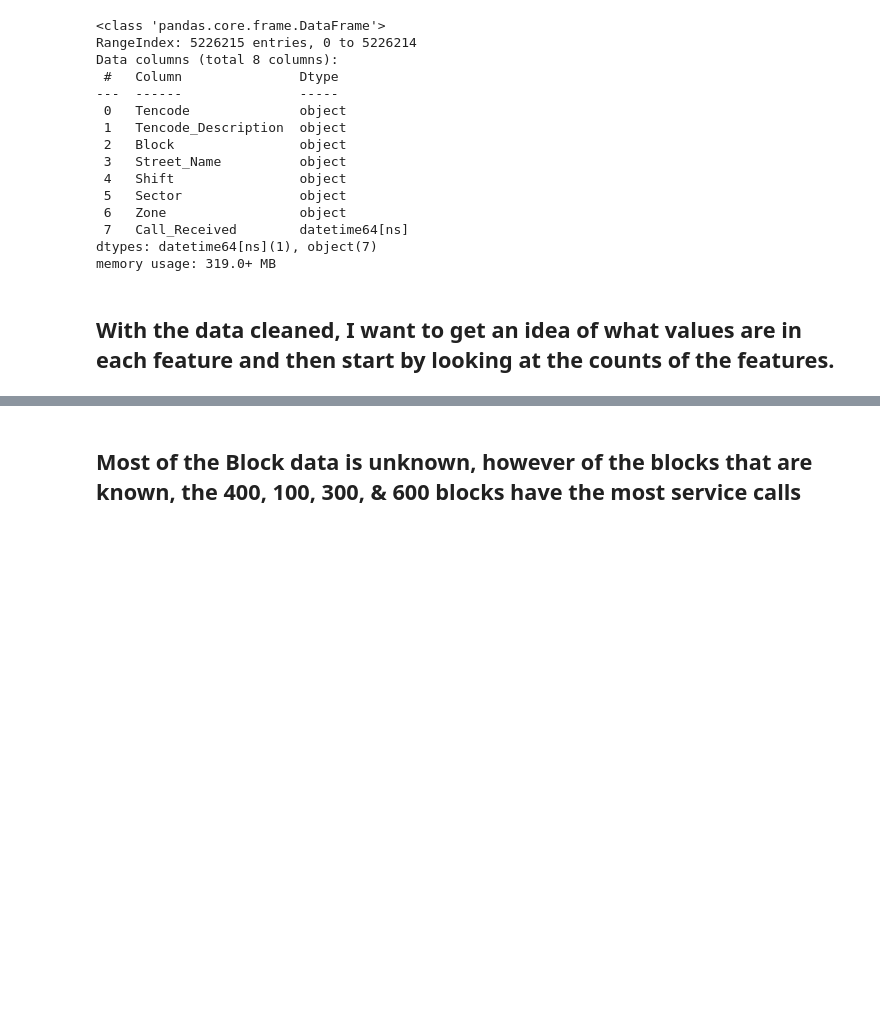
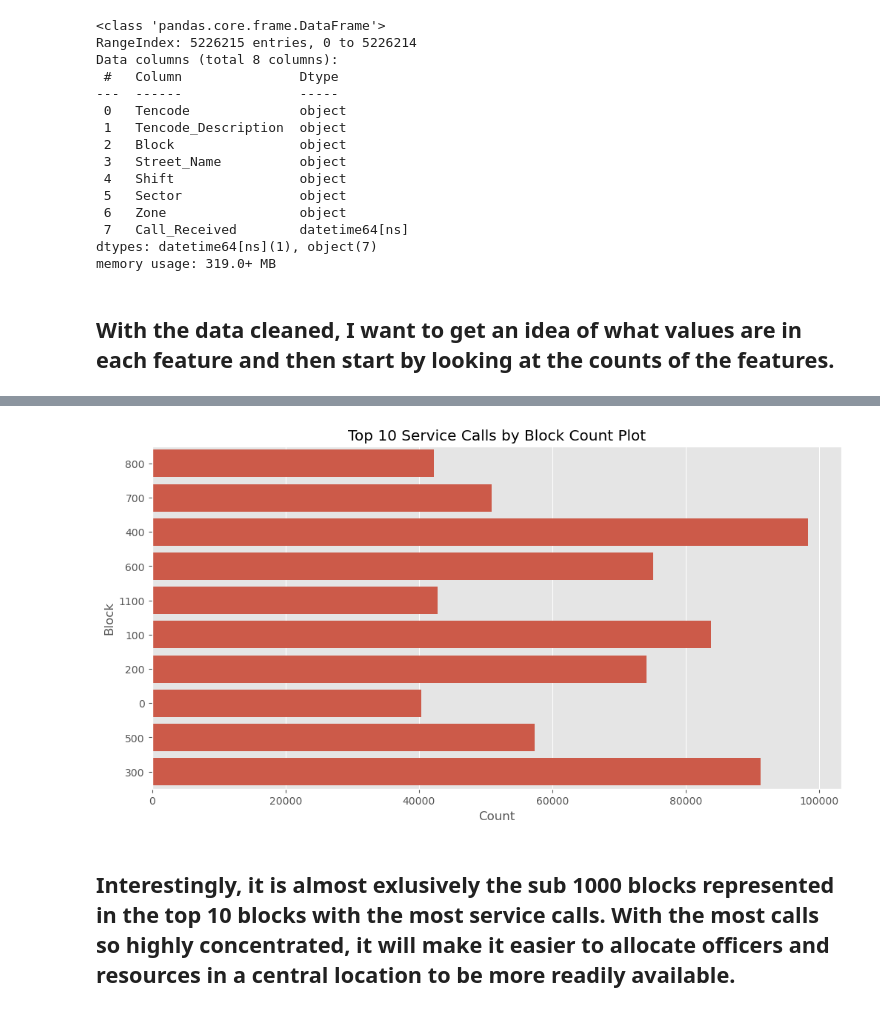
Before and after one commit to Vince-VC/Springboard, a Jupyter notebook: nashville_police_reports/notebooks/nashville_pd_calls_and_eda.ipynb, the cells around one changed output, grey strips where cells are left out. Cells and saved outputs as stored; diff of their text form; code cells hidden in the pictures; blank space fills up the shorter version.

```diff
--- a/nashville_police_reports/notebooks/nashville_pd_calls_and_eda.ipynb
+++ b/nashville_police_reports/notebooks/nashville_pd_calls_and_eda.ipynb
@@ -570,14 +643,18 @@ TC_D_count = plt.title('Tencode Description Count Plot')
 # %%
-block_counts = df['Block'].value_counts()
-top_20_blocks = block_counts.head(20).index
-blocks_top_20_df = df[df['Block'].isin(top_20_blocks)]
+not_unknown = df[df['Block'] != '999999']
 
-# Distribution of Tencode Description
+block_counts = not_unknown['Block'].value_counts()
+top_10_blocks = block_counts.head(10).index
+blocks_top_10_df = df[df['Block'].isin(top_10_blocks)]
+
 plt.figure(figsize=(12,6))
-block_count = sns.countplot(y='Block', data=blocks_top_20_df)
+block_count = sns.countplot(y='Block', data=blocks_top_10_df)
 block_count = plt.xlabel('Count')
 block_count = plt.ylabel('Block')
-block_count = plt.title('Block Count Plot')
+block_count = plt.title('Top 10 Service Calls by Block Count Plot')
+block_count = plt.ticklabel_format(style='plain', axis='x')
+# %% [output]
+[figure, added]
 # %% [markdown]
-## Most of the Block data is unknown, however of the blocks that are known, the 400, 100, 300, & 600 blocks have the most service calls
+## Interestingly, it is almost exlusively the sub 1000 blocks represented in the top 10 blocks with the most service calls. With the most calls so highly concentrated, it will make it easier to allocate officers and resources in a central location to be more readily available.
 # %%
```
Also changed, not shown: parts of 49 cells of this notebook.
